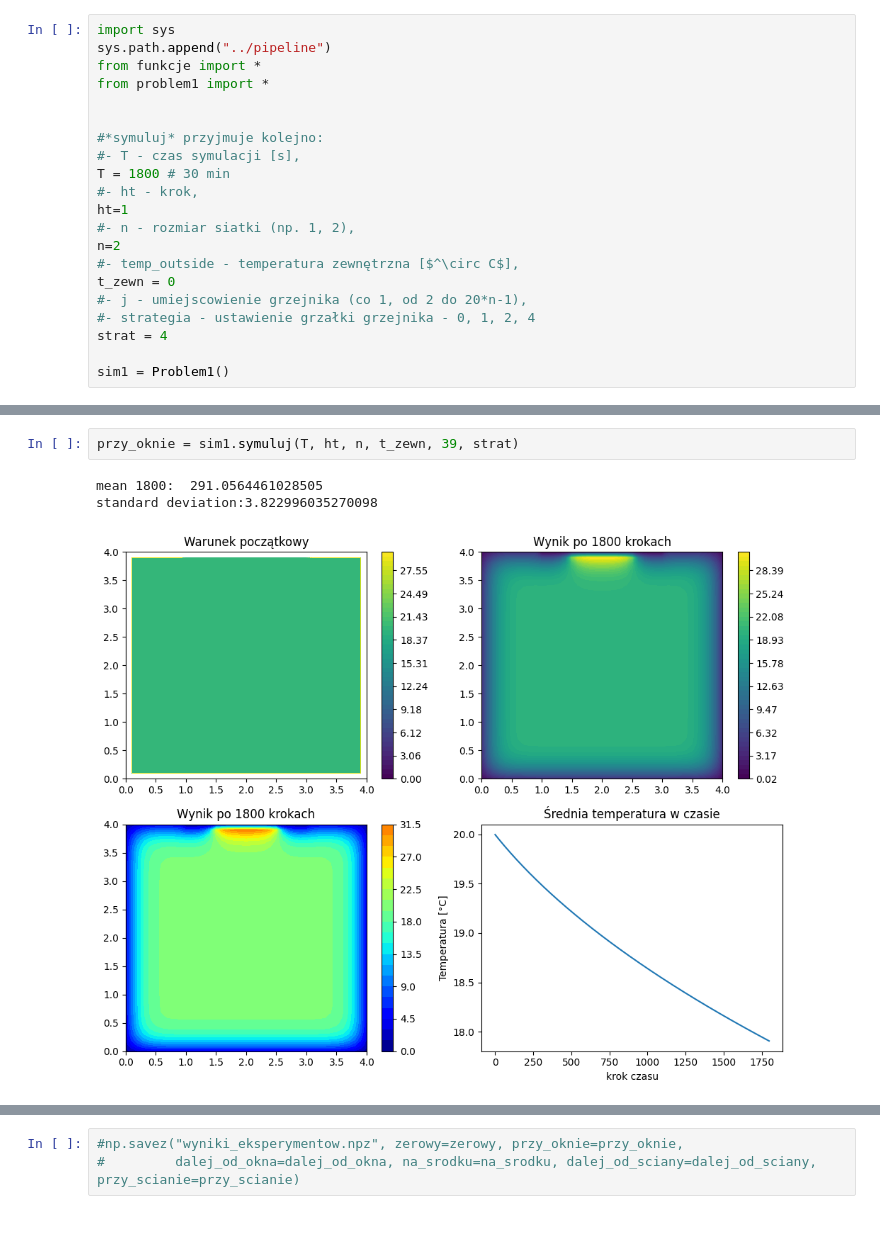
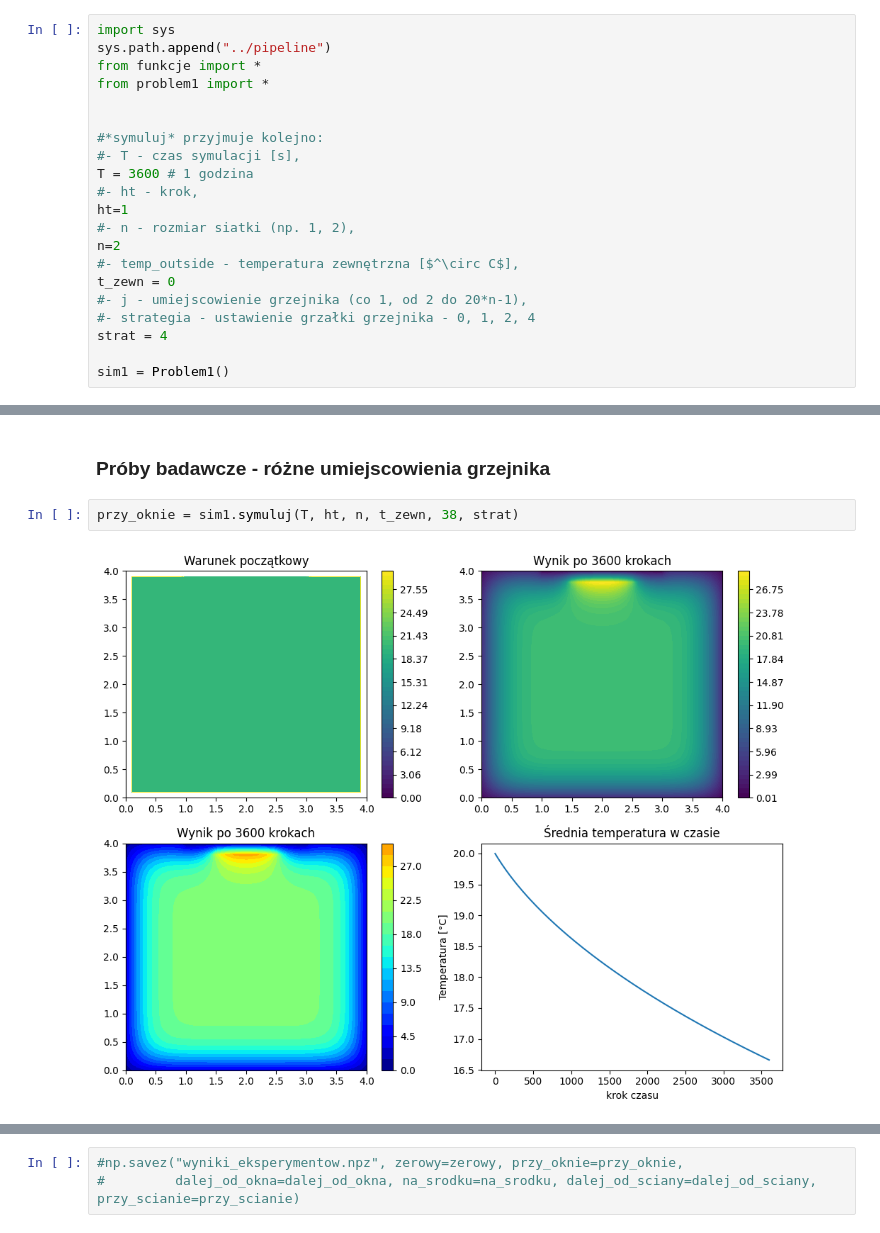
Before and after one commit to Gonieeg/MODDET_projekt, a Jupyter notebook: notebooks/problem1_eksperymenty.ipynb, the cells around one changed output, grey strips where cells are left out. Saved outputs shown, nothing was run; the diff lists cells and outputs as text.

```diff
--- a/notebooks/problem1_eksperymenty.ipynb
+++ b/notebooks/problem1_eksperymenty.ipynb
@@ -7,7 +7,7 @@ from problem1 import *
 
 #*symuluj* przyjmuje kolejno:
 #- T - czas symulacji [s],
-T = 1800 # 30 min
+T = 3600 # 1 godzina
 #- ht - krok,
 ht=1
 #- n - rozmiar siatki (np. 1, 2),
@@ -42,9 +44,9 @@ standard deviation:3.815079658843055
+# %% [markdown]
+### Próby badawcze - różne umiejscowienia grzejnika
 # %%
-przy_oknie = sim1.symuluj(T, ht, n, t_zewn, 39, strat)
+przy_oknie = sim1.symuluj(T, ht, n, t_zewn, 38, strat)
 # %% [output]
-mean 1800:  291.0564461028505
-standard deviation:3.822996035270098
-[figure, old version]
+[figure, new version]
 # %%
 dalej_od_okna = sim1.symuluj(T, ht, n, t_zewn, 30, strat)
 # %% [output]
```
Also changed, not shown: parts of 12 cells of this notebook.
